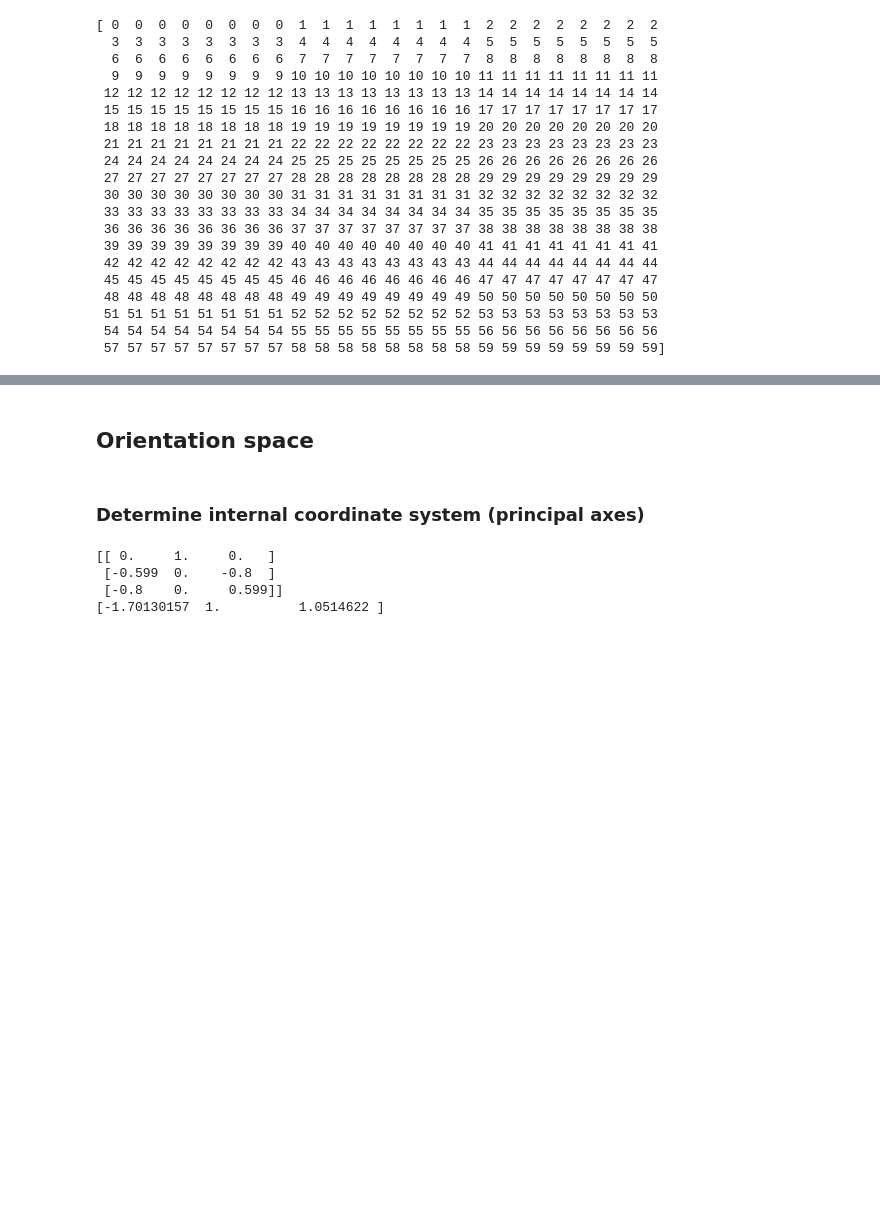
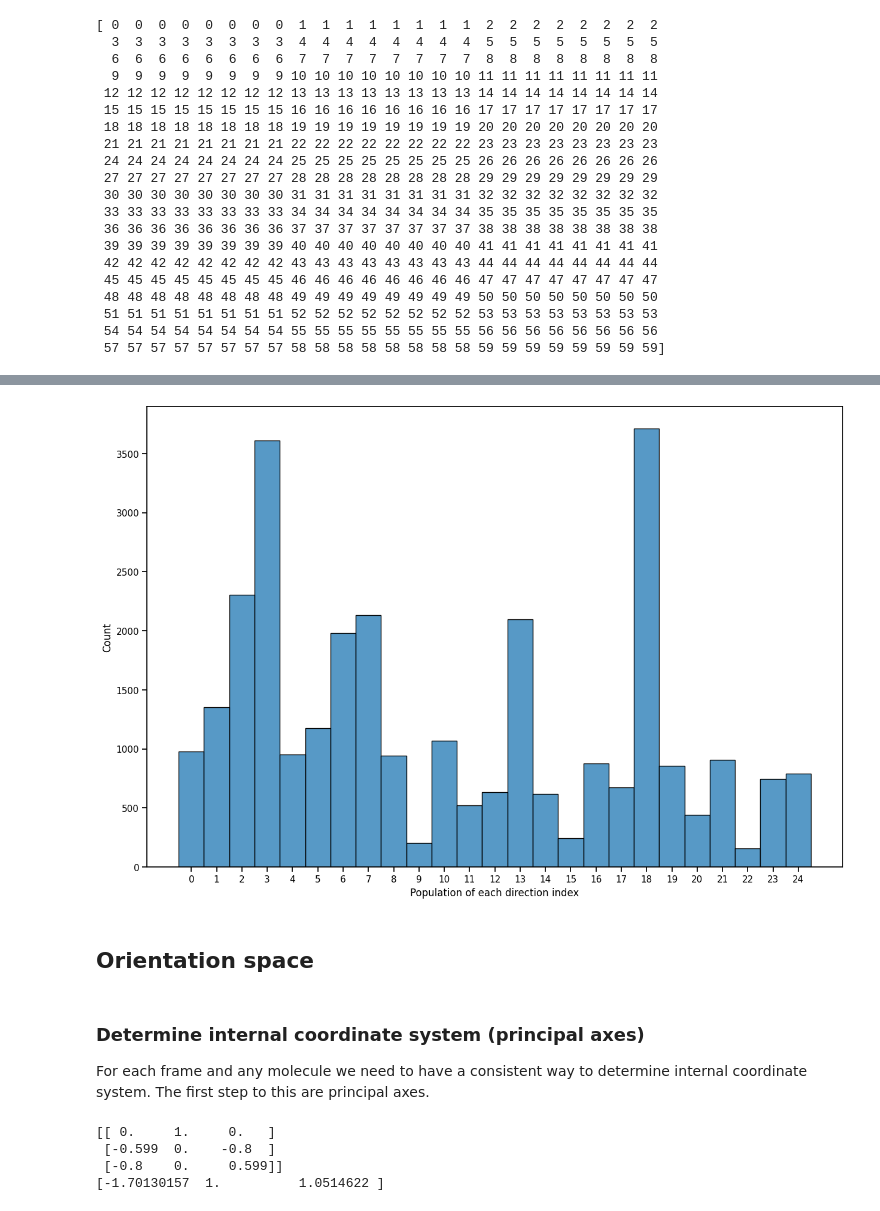
Before and after one commit to bkellerlab/molecularRotationalGrids, a Jupyter notebook: jupyter/Meeting_2024_02_14.ipynb, the cells around one changed output, grey strips where cells are left out. Cells and saved outputs as stored; diff of their text form; code cells hidden in the pictures; blank space fills up the shorter version.

```diff
--- a/jupyter/Meeting_2024_02_14.ipynb
+++ b/jupyter/Meeting_2024_02_14.ipynb
@@ -199,7 +227,21 @@ NGLWidget()
+# %%
+fig, ax = plt.subplots(1, 1, figsize=(15, 10))
+o_dist = sh_water_traj._assign_trajectory_2_o_grid()
+sns.histplot(o_dist, stat="count", bins=np.arange(sh_water_traj.full_grid.get_o_N()+1), ax=ax)
+#radii = get_between_radii(sh_water_traj.full_grid.get_radii(), include_zero=True)
+#print(radii, sh_water_traj.full_grid.get_t_N()+1)
+plt.gca().set_xticks([0.5 + i for i in np.arange(sh_water_traj.full_grid.get_o_N())])
+plt.gca().set_xticklabels(np.arange(sh_water_traj.full_grid.get_o_N()))
+plt.gca().set_xlabel("Population of each direction index")
+plt.show()
+# %% [output]
+[figure, added]
 # %% [markdown]
 ## Orientation space
-# %% [markdown]
-### Determine internal coordinate system (principal axes)
+# %% [markdown]
+### Determine internal coordinate system (principal axes)
+
+For each frame and any molecule we need to have a consistent way to determine internal coordinate system. The first step to this are principal axes.
 # %%
 # determine principal axes
 second_molecule = "bynum 4:6"
```
Also changed, not shown: parts of 36 cells of this notebook, 2 other files.
